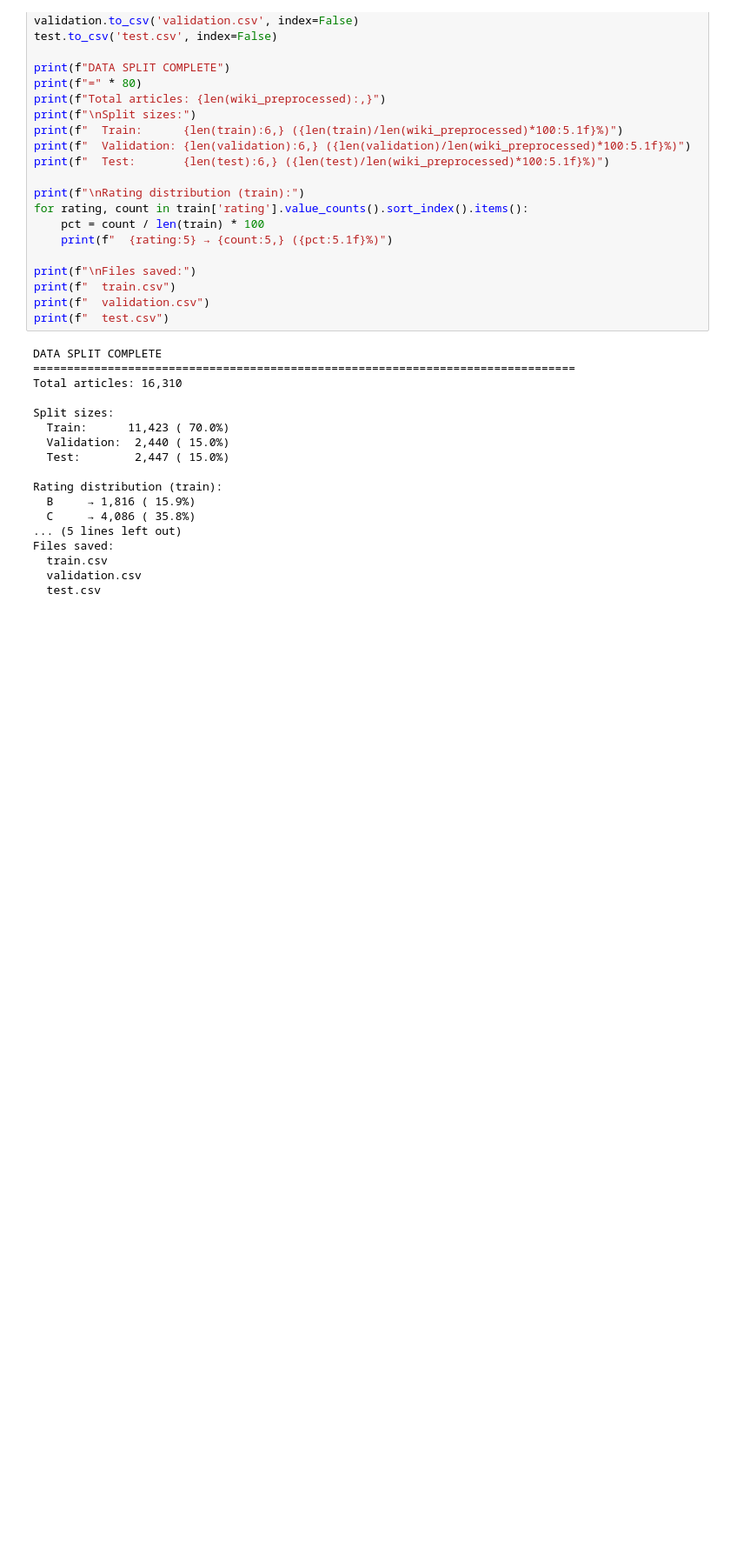
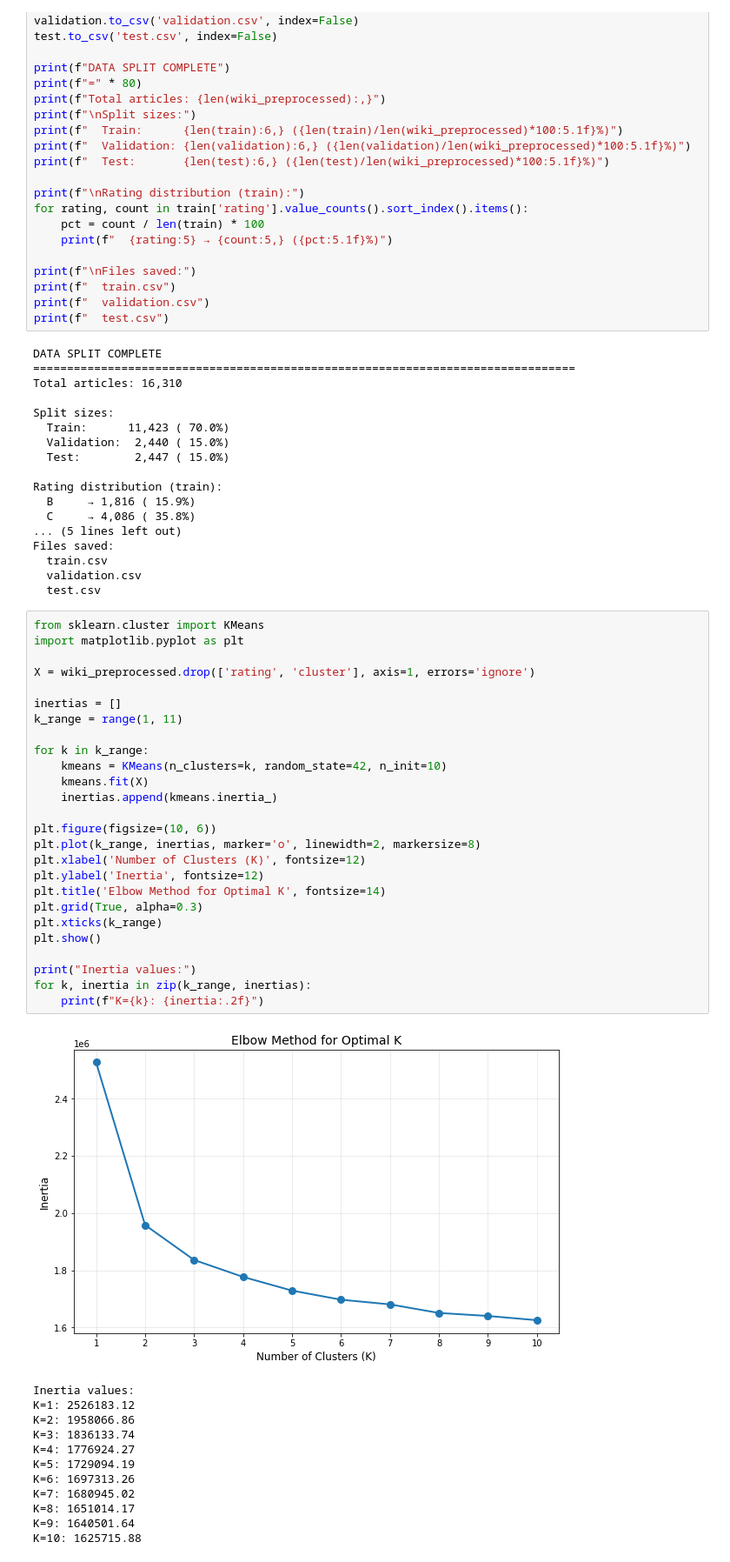
Before and after one commit to lucascampa/wikipedia-article-quality-ml, a Jupyter notebook: notebooks/Supervised and Unsupervised Learning.ipynb, the cells around one changed output. Shown at 87% size. Cells and saved outputs as stored; diff of their text form; blank space fills up the shorter version.

Commit message:
Fix language count and do K-means clustering

```diff
--- a/notebooks/Supervised and Unsupervised Learning.ipynb
+++ b/notebooks/Supervised and Unsupervised Learning.ipynb
@@ -681,3 +736,42 @@ Files saved:
   train.csv
   validation.csv
   test.csv
+# %%
+from sklearn.cluster import KMeans
+import matplotlib.pyplot as plt
+
+X = wiki_preprocessed.drop(['rating', 'cluster'], axis=1, errors='ignore')
+
+inertias = []
+k_range = range(1, 11)
+
+for k in k_range:
+    kmeans = KMeans(n_clusters=k, random_state=42, n_init=10)
+    kmeans.fit(X)
+    inertias.append(kmeans.inertia_)
+
+plt.figure(figsize=(10, 6))
+plt.plot(k_range, inertias, marker='o', linewidth=2, markersize=8)
+plt.xlabel('Number of Clusters (K)', fontsize=12)
+plt.ylabel('Inertia', fontsize=12)
+plt.title('Elbow Method for Optimal K', fontsize=14)
+plt.grid(True, alpha=0.3)
+plt.xticks(k_range)
+plt.show()
+
+print("Inertia values:")
+for k, inertia in zip(k_range, inertias):
+    print(f"K={k}: {inertia:.2f}")
+# %% [output]
+[figure, added]
+Inertia values:
+K=1: 2526183.12
+K=2: 1958066.86
+K=3: 1836133.74
+K=4: 1776924.27
+K=5: 1729094.19
+K=6: 1697313.26
+K=7: 1680945.02
+K=8: 1651014.17
+K=9: 1640501.64
+K=10: 1625715.88
```
Also changed, not shown: parts of 11 cells of this notebook, 6 other files.
